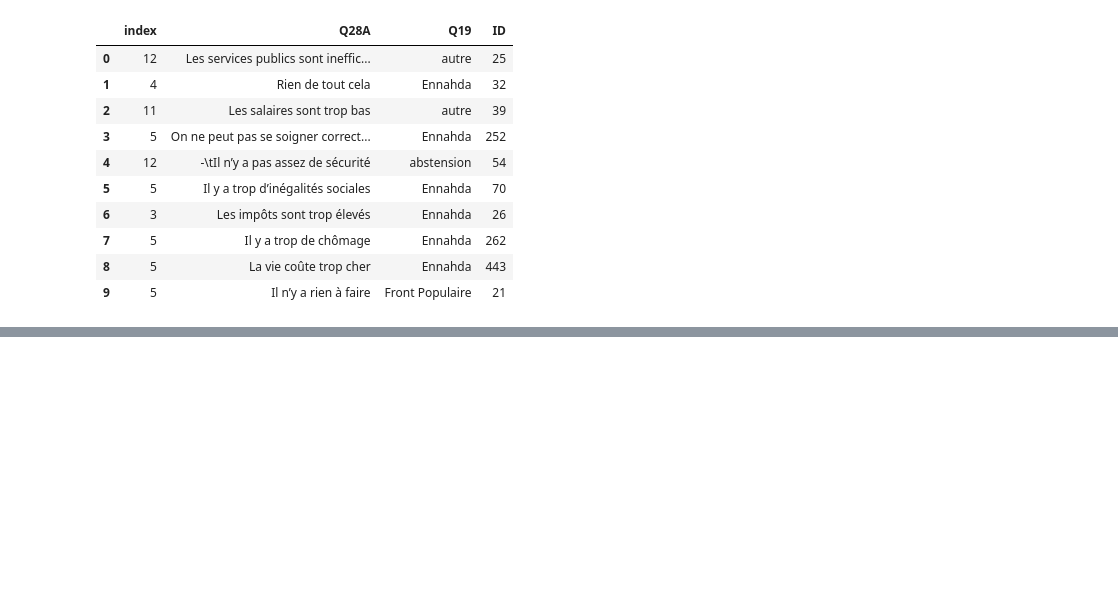
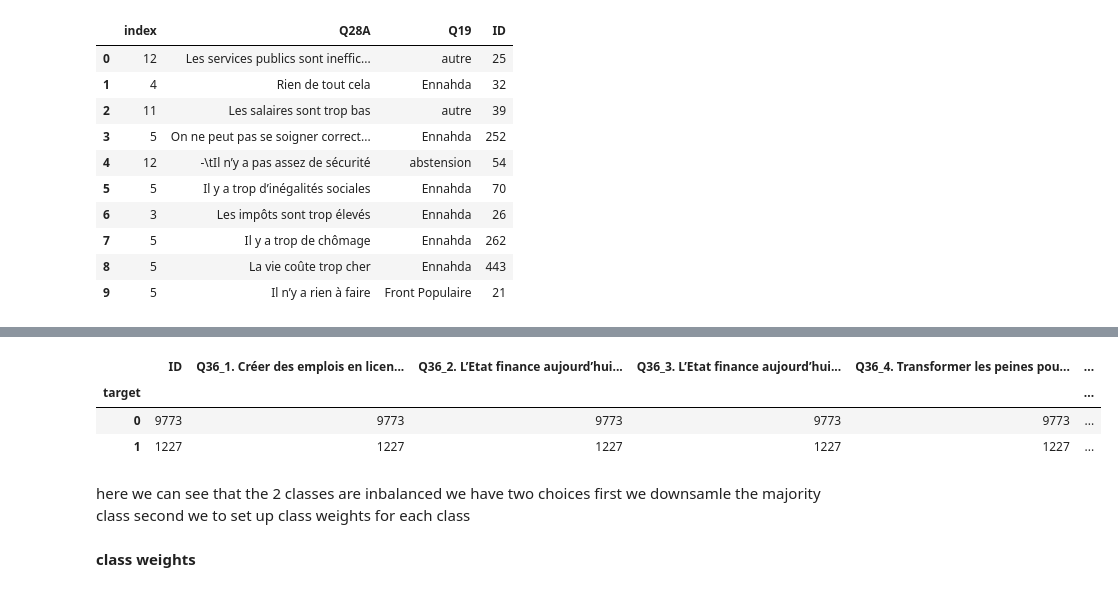
Before and after one commit to med-tz/elelction_Tunisie, a Jupyter notebook: Source.ipynb, the cells around one changed output, grey strips where cells are left out. Cells and saved outputs as stored; diff of their text form; code cells hidden in the pictures; blank space fills up the shorter version.

```diff
--- a/Source.ipynb
+++ b/Source.ipynb
@@ -1111,0 +1149,2 @@ df[["Q28A","Q19","ID"]].reset_index()
+# %%
+Base2['target']=Base["Q19"]
@@ -1111,0 +1154,20 @@ df[["Q28A","Q19","ID"]].reset_index()
+# %%
+partie_politique=2
+def funt(i):
+  if i ==partie_politique:
+    i=1
+  else:
+    i=0
+  return(i)
+Base2['target'] = [funt(i) for i in Base2["target"]]
+# %%
+Base2.groupby('target').count()
+# %% [output]
+|  | ID | Q36_1. Créer des emplois en licen... | Q36_2. L’Etat finance aujourd’hui... | Q36_3. L’Etat finance aujourd’hui... | Q36_4. Transformer les peines pou... | ... |
+| target |  |  |  |  |  | ... |
+| 0 | 9773 | 9773 | 9773 | 9773 | 9773 | ... |
+| 1 | 1227 | 1227 | 1227 | 1227 | 1227 | ... |
+# %% [markdown]
+here we can see that the 2 classes are inbalanced we have two choices first we downsamle the majority class second we to set up class weights for each class
+# %% [markdown]
+**class weights**
```
Also changed, not shown: parts of 17 cells of this notebook.
